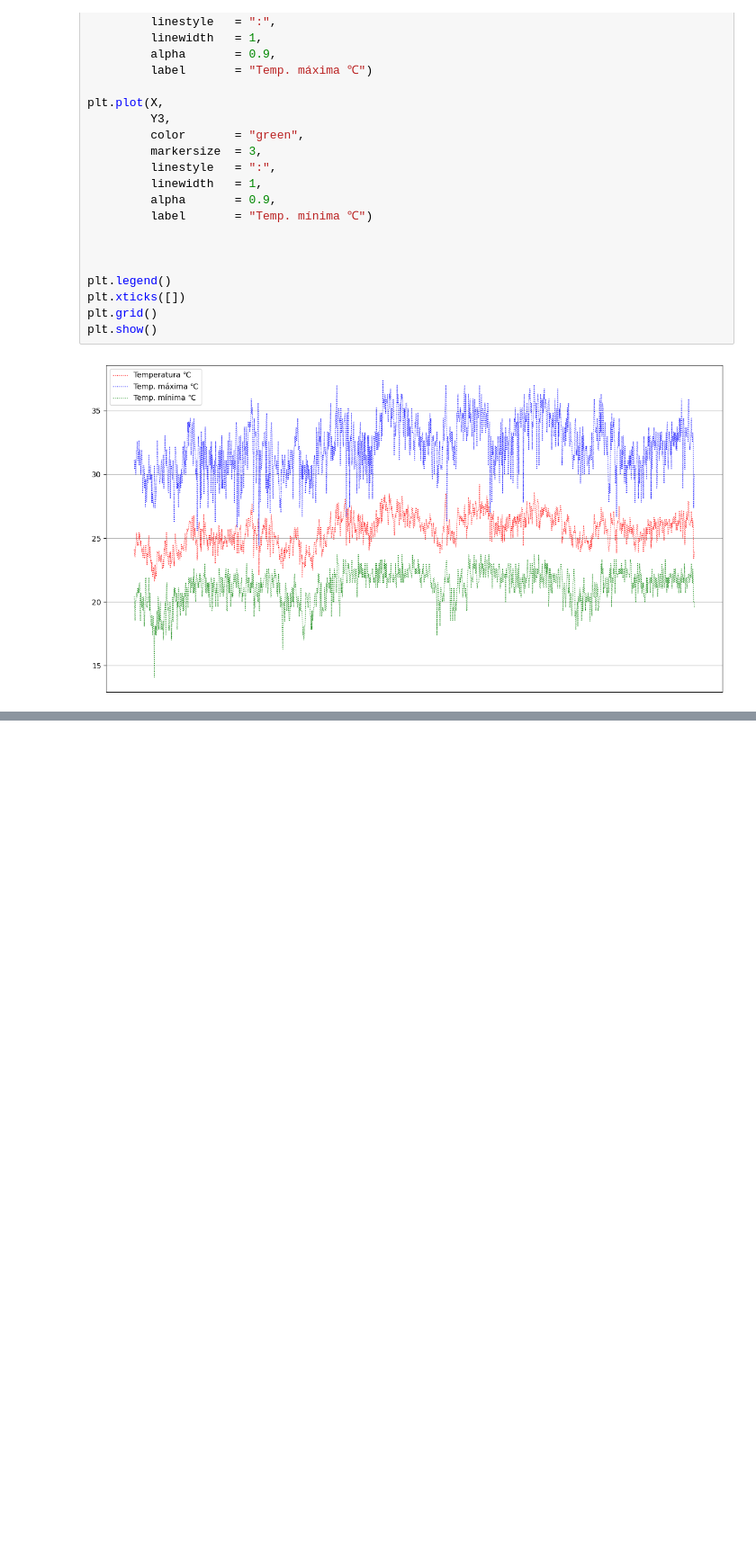
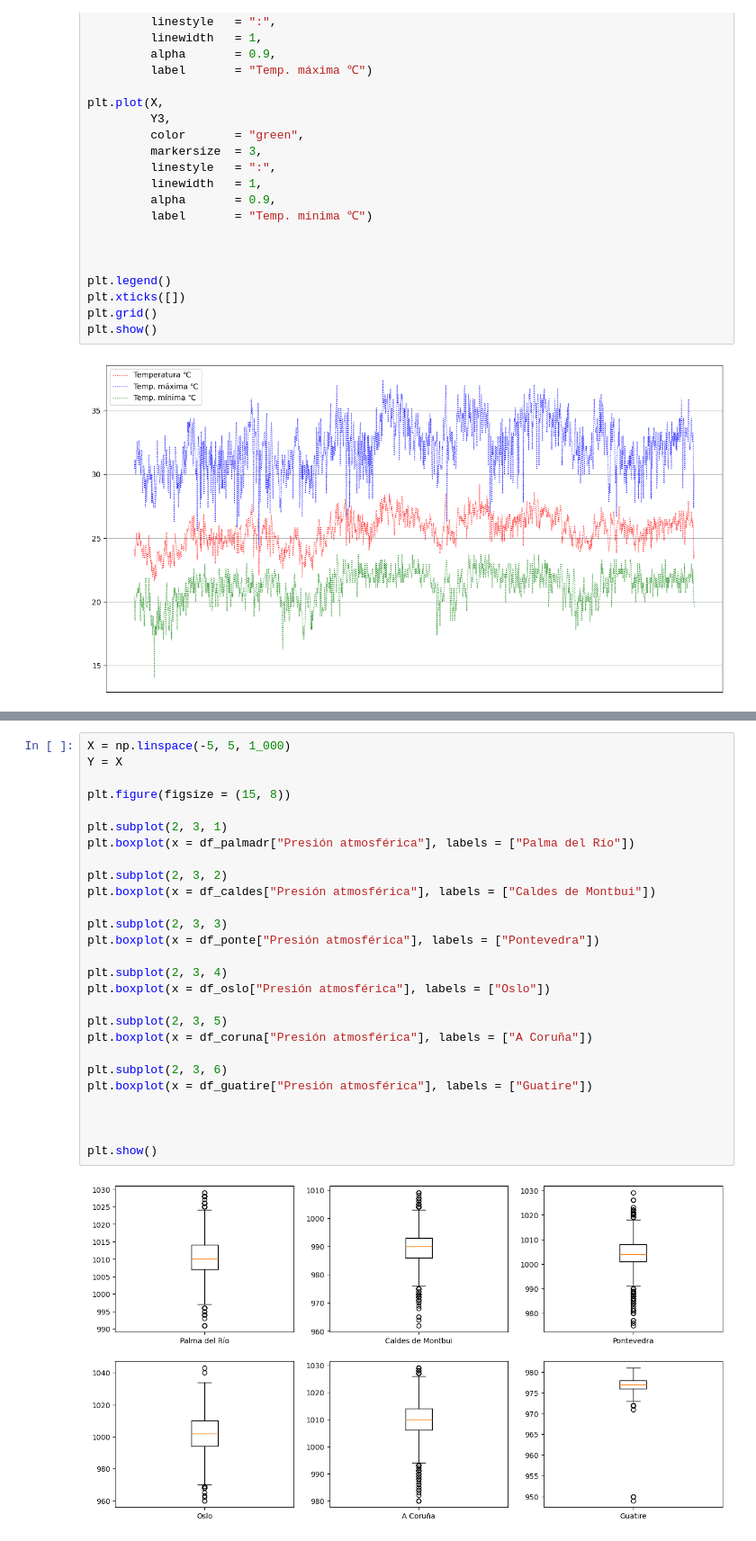
Before and after one commit to Belenm1995/Proyecto_Equipo_D, a Jupyter notebook: Proyecto_D/Análisis_datos.ipynb, the cells around one changed output, grey strips where cells are left out. Shown at 90% size. Drawn from its saved outputs; the diff is of its cells as text; blank space fills up the shorter version.

```diff
--- a/Proyecto_D/Análisis_datos.ipynb
+++ b/Proyecto_D/Análisis_datos.ipynb
@@ -390,0 +498,29 @@ KeyError: "None of [Index(['2021-11-15', '2021-11-16', '2021-11-17', '2021-11-18
+# %%
+X = np.linspace(-5, 5, 1_000)
+Y = X
+
+plt.figure(figsize = (15, 8))
+
+plt.subplot(2, 3, 1)
+plt.boxplot(x = df_palmadr["Presión atmosférica"], labels = ["Palma del Río"])
+
+plt.subplot(2, 3, 2)
+plt.boxplot(x = df_caldes["Presión atmosférica"], labels = ["Caldes de Montbui"])
+
+plt.subplot(2, 3, 3)
+plt.boxplot(x = df_ponte["Presión atmosférica"], labels = ["Pontevedra"])
+
+plt.subplot(2, 3, 4)
+plt.boxplot(x = df_oslo["Presión atmosférica"], labels = ["Oslo"])
+
+plt.subplot(2, 3, 5)
+plt.boxplot(x = df_coruna["Presión atmosférica"], labels = ["A Coruña"])
+
+plt.subplot(2, 3, 6)
+plt.boxplot(x = df_guatire["Presión atmosférica"], labels = ["Guatire"])
+
+
+
+plt.show()
+# %% [output]
+[figure, added]
```
Also changed, not shown: parts of 23 cells of this notebook.
